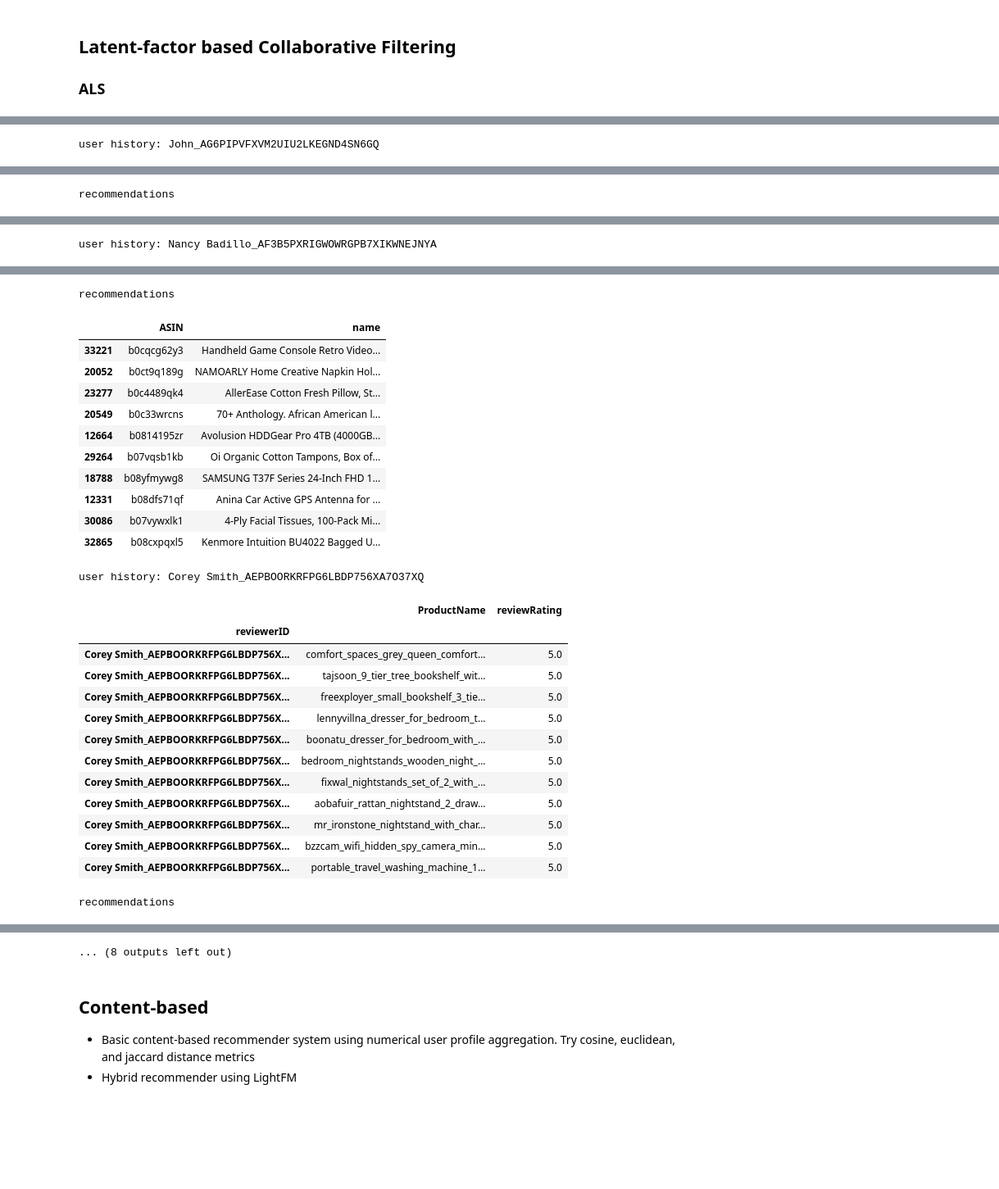
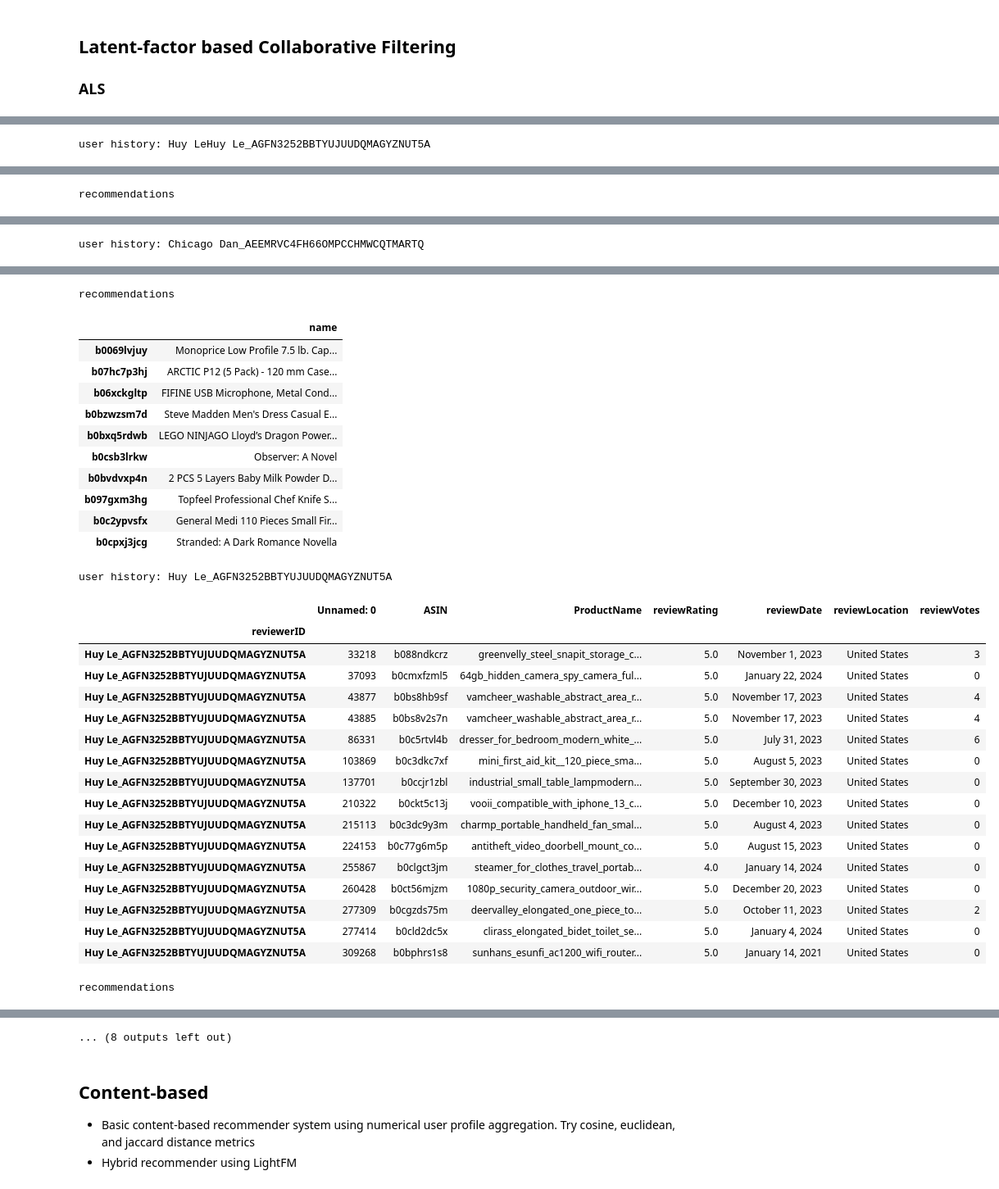
Before and after one commit to K-Winkles/kaban-multimodel-recommender, a Jupyter notebook: dev/main.ipynb, the cells around one changed output, grey strips where cells are left out. Shown at 82% size. Drawn from its saved outputs; the diff is of its cells as text; code cells hidden in the pictures; blank space fills up the shorter version.

```diff
--- a/dev/main.ipynb
+++ b/dev/main.ipynb
@@ -28,18 +28,15 @@ dir = "../dataset/utility"
 def load_dataset():
     items_df = pd.read_csv(f"{dir}/itemset_preprocessed.csv")
     items_df.set_index("ASIN", inplace=True)
-    items_df.drop('customerReview', inplace=True, axis=1)
-    items_df = pd.get_dummies(items_df, columns=['brand'], dtype='float')
-    items_df.fillna(0, inplace=True)
 
-    df_utility = pd.read_csv(f"{dir}/utility_topn.csv")
+    df_utility = pd.read_csv(f"{dir}/utility_topn.csv", index_col=0)
     df_utility.set_index("reviewerID", inplace=True)
 
     reviews_df = pd.read_csv(f"{dir}/reviews.csv")
-    reviews_df = reviews_df.replace(np.nan, '', regex=True)
     reviews_df.set_index('reviewerID', inplace=True)
 
     asins_df = pd.read_csv(f"{dir}/asin_product_mapping.csv")
+    asins_df.set_index('ASIN', inplace=True)
 
     print(f"shape of df_utility: {df_utility.shape}")
     print(f"shape of items_df: {items_df.shape}")
@@ -375,7 +468,6 @@ recommended items
 
 ### ALS
 # %%
-items_df, df_utility, reviews_df, items_with_info_df = load_dataset()
 csr_utility = scipy.sparse.csr_matrix(df_utility.fillna(0).values)
 !export OPENBLAS_NUM_THREADS=1
 threadpoolctl.threadpool_limits(1, "blas")
@@ -460,20 +547,18 @@ userids_ilocs = get_ilocs(df_utility, userids)
 ids, scores = model.recommend(userids_ilocs, csr_utility[userids_ilocs])
 recommendations = [(x, y, z) for x, y, z in zip(userids_ilocs, ids, scores)]
 
-def show_user_history_and_recos_als(recommendations, reviews_df, asins_df):
+def show_user_history_and_recos_als(recommendations, reviews_df, asins_df, df_utility):
     """
     Display user purchase history and recommendations
     """
     for user_ind, reco_ids, scores in recommendations:
         reviewer_id = df_utility.iloc[user_ind, :].name
         print(f"user history: {reviewer_id}")
-        display(reviews_df.loc[reviewer_id][['ProductName', 'reviewRating']])
+        display(reviews_df.loc[reviewer_id])
         print("recommendations")
-        display(asins_df.loc[reco_ids])
-        #print("scores")
-        #for reco_id, score in zip(reco_ids, scores):
-        #    print((reco_id, score))
-        #print('\n')
-show_user_history_and_recos_als(recommendations, reviews_df, items_with_info_df)
+        inds = df_utility.columns[reco_ids]
+        display(asins_df.loc[inds])
+
+show_user_history_and_recos_als(recommendations, reviews_df, asins_df, df_utility)
 # %% [output]
-user history: John_AG6PIPVFXVM2UIU2LKEGND4SN6GQ
+user history: Huy LeHuy Le_AGFN3252BBTYUJUUDQMAGYZNUT5A
@@ -510 +591 @@ recommendations
-user history: Nancy Badillo_AF3B5PXRIGWOWRGPB7XIKWNEJNYA
+user history: Chicago Dan_AEEMRVC4FH66OMPCCHMWCQTMARTQ
@@ -527,27 +610,31 @@ user history: Nancy Badillo_AF3B5PXRIGWOWRGPB7XIKWNEJNYA
 recommendations
-|  | ASIN | name |
-| 33221 | b0cqcg62y3 | Handheld Game Console Retro Video... |
-| 20052 | b0ct9q189g | NAMOARLY Home Creative Napkin Hol... |
-| 23277 | b0c4489qk4 | AllerEase Cotton Fresh Pillow, St... |
-| 20549 | b0c33wrcns | 70+ Anthology. African American l... |
-| 12664 | b0814195zr | Avolusion HDDGear Pro 4TB (4000GB... |
-| 29264 | b07vqsb1kb | Oi Organic Cotton Tampons, Box of... |
-| 18788 | b08yfmywg8 | SAMSUNG T37F Series 24-Inch FHD 1... |
-| 12331 | b08dfs71qf | Anina Car Active GPS Antenna for ... |
-| 30086 | b07vywxlk1 | 4-Ply Facial Tissues, 100-Pack Mi... |
-| 32865 | b08cxpqxl5 | Kenmore Intuition BU4022 Bagged U... |
+|  | name |
+| b0069lvjuy | Monoprice Low Profile 7.5 lb. Cap... |
+| b07hc7p3hj | ARCTIC P12 (5 Pack) - 120 mm Case... |
+| b06xckgltp | FIFINE USB Microphone, Metal Cond... |
+| b0bzwzsm7d | Steve Madden Men's Dress Casual E... |
+| b0bxq5rdwb | LEGO NINJAGO Lloyd’s Dragon Power... |
+| b0csb3lrkw | Observer: A Novel |
+| b0bvdvxp4n | 2 PCS 5 Layers Baby Milk Powder D... |
+| b097gxm3hg | Topfeel Professional Chef Knife S... |
+| b0c2ypvsfx | General Medi 110 Pieces Small Fir... |
+| b0cpxj3jcg | Stranded: A Dark Romance Novella |
-user history: Corey Smith_AEPBOORKRFPG6LBDP756XA7O37XQ
+user history: Huy Le_AGFN3252BBTYUJUUDQMAGYZNUT5A
-|  | ProductName | reviewRating |
-| reviewerID |  |  |
-| Corey Smith_AEPBOORKRFPG6LBDP756X... | comfort_spaces_grey_queen_comfort... | 5.0 |
-| Corey Smith_AEPBOORKRFPG6LBDP756X... | tajsoon_9_tier_tree_bookshelf_wit... | 5.0 |
-| Corey Smith_AEPBOORKRFPG6LBDP756X... | freexployer_small_bookshelf_3_tie... | 5.0 |
-| Corey Smith_AEPBOORKRFPG6LBDP756X... | lennyvillna_dresser_for_bedroom_t... | 5.0 |
-| Corey Smith_AEPBOORKRFPG6LBDP756X... | boonatu_dresser_for_bedroom_with_... | 5.0 |
-| Corey Smith_AEPBOORKRFPG6LBDP756X... | bedroom_nightstands_wooden_night_... | 5.0 |
-| Corey Smith_AEPBOORKRFPG6LBDP756X... | fixwal_nightstands_set_of_2_with_... | 5.0 |
-| Corey Smith_AEPBOORKRFPG6LBDP756X... | aobafuir_rattan_nightstand_2_draw... | 5.0 |
-| Corey Smith_AEPBOORKRFPG6LBDP756X... | mr_ironstone_nightstand_with_char... | 5.0 |
-| Corey Smith_AEPBOORKRFPG6LBDP756X... | bzzcam_wifi_hidden_spy_camera_min... | 5.0 |
-| Corey Smith_AEPBOORKRFPG6LBDP756X... | portable_travel_washing_machine_1... | 5.0 |
+|  | Unnamed: 0 | ASIN | ProductName | reviewRating | reviewDate | reviewLocation | reviewVotes |
+| reviewerID |  |  |  |  |  |  |  |
+| Huy Le_AGFN3252BBTYUJUUDQMAGYZNUT5A | 33218 | b088ndkcrz | greenvelly_steel_snapit_storage_c... | 5.0 | November 1, 2023 | United States | 3 |
+| Huy Le_AGFN3252BBTYUJUUDQMAGYZNUT5A | 37093 | b0cmxfzml5 | 64gb_hidden_camera_spy_camera_ful... | 5.0 | January 22, 2024 | United States | 0 |
+| Huy Le_AGFN3252BBTYUJUUDQMAGYZNUT5A | 43877 | b0bs8hb9sf | vamcheer_washable_abstract_area_r... | 5.0 | November 17, 2023 | United States | 4 |
+| Huy Le_AGFN3252BBTYUJUUDQMAGYZNUT5A | 43885 | b0bs8v2s7n | vamcheer_washable_abstract_area_r... | 5.0 | November 17, 2023 | United States | 4 |
+| Huy Le_AGFN3252BBTYUJUUDQMAGYZNUT5A | 86331 | b0c5rtvl4b | dresser_for_bedroom_modern_white_... | 5.0 | July 31, 2023 | United States | 6 |
+| Huy Le_AGFN3252BBTYUJUUDQMAGYZNUT5A | 103869 | b0c3dkc7xf | mini_first_aid_kit__120_piece_sma... | 5.0 | August 5, 2023 | United States | 0 |
+| Huy Le_AGFN3252BBTYUJUUDQMAGYZNUT5A | 137701 | b0ccjr1zbl | industrial_small_table_lampmodern... | 5.0 | September 30, 2023 | United States | 0 |
+| Huy Le_AGFN3252BBTYUJUUDQMAGYZNUT5A | 210322 | b0ckt5c13j | vooii_compatible_with_iphone_13_c... | 5.0 | December 10, 2023 | United States | 0 |
+| Huy Le_AGFN3252BBTYUJUUDQMAGYZNUT5A | 215113 | b0c3dc9y3m | charmp_portable_handheld_fan_smal... | 5.0 | August 4, 2023 | United States | 0 |
+| Huy Le_AGFN3252BBTYUJUUDQMAGYZNUT5A | 224153 | b0c77g6m5p | antitheft_video_doorbell_mount_co... | 5.0 | August 15, 2023 | United States | 0 |
+| Huy Le_AGFN3252BBTYUJUUDQMAGYZNUT5A | 255867 | b0clgct3jm | steamer_for_clothes_travel_portab... | 4.0 | January 14, 2024 | United States | 0 |
+| Huy Le_AGFN3252BBTYUJUUDQMAGYZNUT5A | 260428 | b0ct56mjzm | 1080p_security_camera_outdoor_wir... | 5.0 | December 20, 2023 | United States | 0 |
+| Huy Le_AGFN3252BBTYUJUUDQMAGYZNUT5A | 277309 | b0cgzds75m | deervalley_elongated_one_piece_to... | 5.0 | October 11, 2023 | United States | 2 |
+| Huy Le_AGFN3252BBTYUJUUDQMAGYZNUT5A | 277414 | b0cld2dc5x | clirass_elongated_bidet_toilet_se... | 5.0 | January 4, 2024 | United States | 0 |
+| Huy Le_AGFN3252BBTYUJUUDQMAGYZNUT5A | 309268 | b0bphrs1s8 | sunhans_esunfi_ac1200_wifi_router... | 5.0 | January 14, 2021 | United States | 0 |
 recommendations
```
Also changed, not shown: parts of 21 cells of this notebook, 1 other file.
